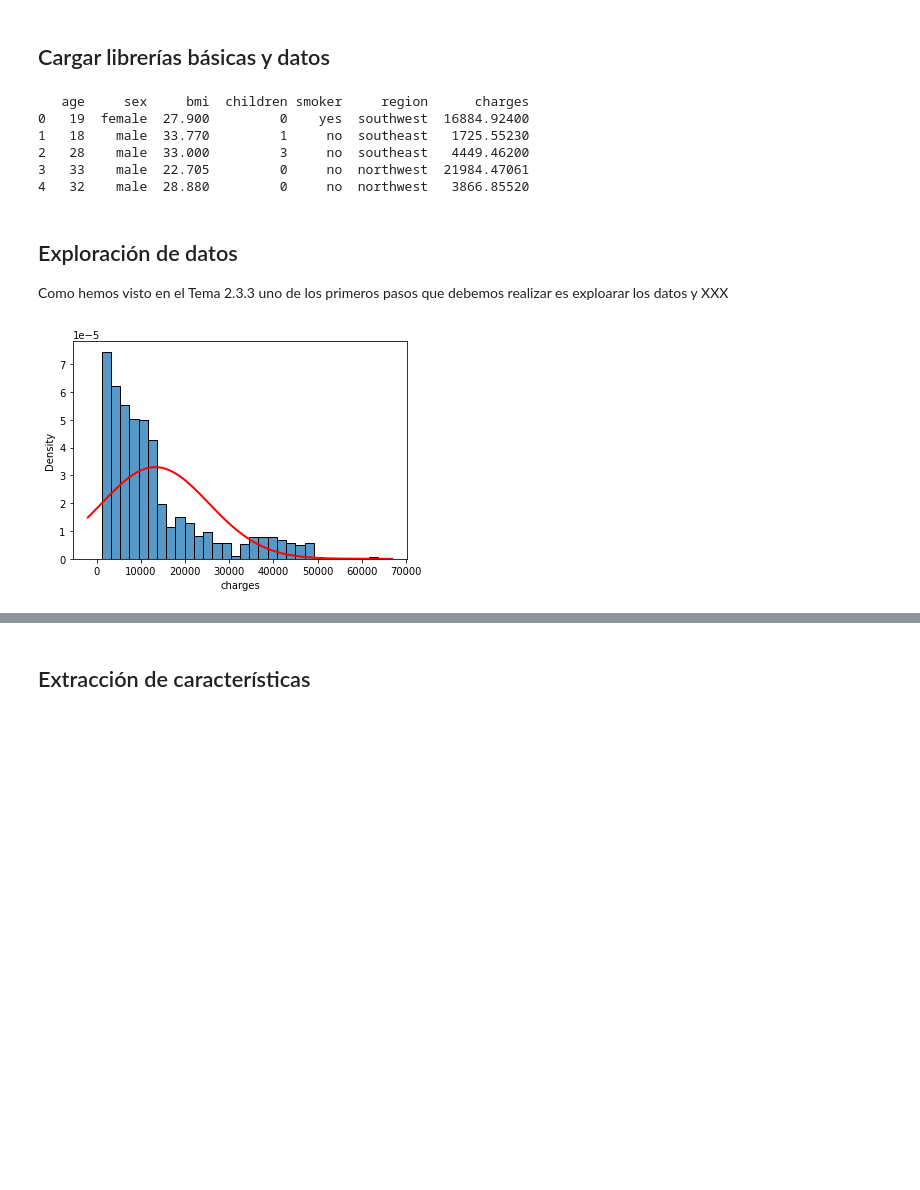
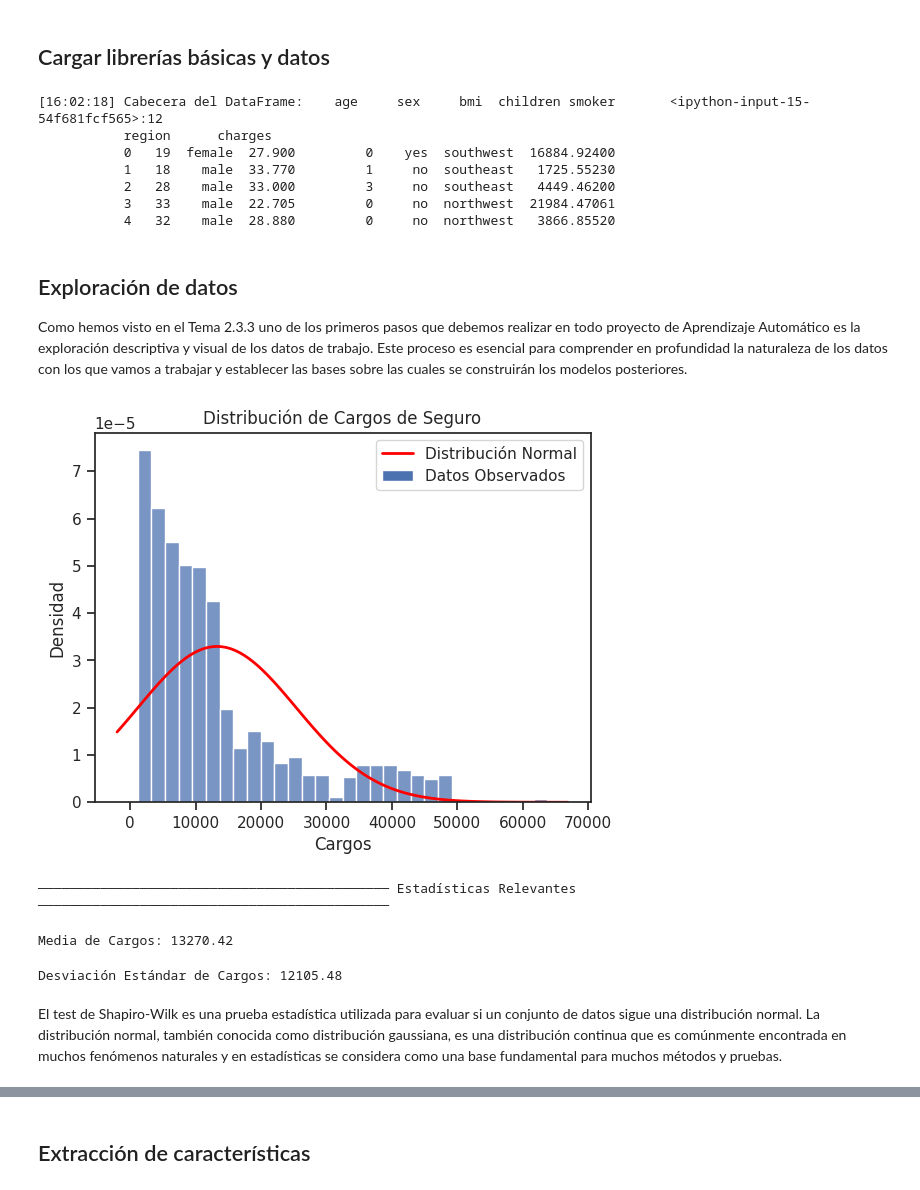
Before and after one commit to txusser/Master_IA_Sanidad, a Jupyter notebook: Modulo_2/2_3_4_Proyecto_Regresion_Lineal.ipynb, the cells around one changed output, grey strips where cells are left out. Cells and saved outputs as stored; diff of their text form; code cells hidden in the pictures; blank space fills up the shorter version.

```diff
--- a/Modulo_2/2_3_4_Proyecto_Regresion_Lineal.ipynb
+++ b/Modulo_2/2_3_4_Proyecto_Regresion_Lineal.ipynb
@@ -13,31 +13,61 @@ import numpy as np
 import pandas as pd
 import seaborn as sns
 import matplotlib.pyplot as plt
-# Y cargamos los datos contenidos en nuestro dataset
+from rich.console import Console
+console = Console()
+
+# Y cargamos los datos contenidos en nuestro dataset (descargado y sub)
 df = pd.read_csv("insurance.csv")
-print(df.head())
+console.log(f"Cabecera del DataFrame: {df.head()}", style="bold yellow")
 # %% [output]
-   age     sex     bmi  children smoker     region      charges
-0   19  female  27.900         0    yes  southwest  16884.92400
-1   18    male  33.770         1     no  southeast   1725.55230
-2   28    male  33.000         3     no  southeast   4449.46200
-3   33    male  22.705         0     no  northwest  21984.47061
-4   32    male  28.880         0     no  northwest   3866.85520
+[16:02:18] Cabecera del DataFrame:    age     sex     bmi  children smoker       <ipython-input-15-54f681fcf565>:12
+           region      charges
+           0   19  female  27.900         0    yes  southwest  16884.92400
+           1   18    male  33.770         1     no  southeast   1725.55230
+           2   28    male  33.000         3     no  southeast   4449.46200
+           3   33    male  22.705         0     no  northwest  21984.47061
+           4   32    male  28.880         0     no  northwest   3866.85520
 # %% [markdown]
 ## Exploración de datos
-Como hemos visto en el Tema 2.3.3 uno de los primeros pasos que debemos realizar es exploarar los datos y XXX
+Como hemos visto en el Tema 2.3.3 uno de los primeros pasos que debemos realizar en todo proyecto de Aprendizaje Automático es la exploración descriptiva y visual de los datos de trabajo. Este proceso es esencial para comprender en profundidad la naturaleza de los datos con los que vamos a trabajar y establecer las bases sobre las cuales se construirán los modelos posteriores.
 # %%
-# Observamos cómo se distribuye la variable objetivo "charges" que
-# recoge los cargos realizados al seguro
+import numpy as np
+import matplotlib.pyplot as plt
+import seaborn as sns
+from scipy.stats import norm
+from rich.console import Console
+
+console = Console()
+
+# Observamos cómo se distribuye la variable objetivo "charges"
+# que recoge los cargos realizados al seguro
 sns.histplot(df['charges'], stat="density")
-# Ajustamos los datos a la dristribución normal
-from scipy.stats import norm
+plt.title('Distribución de Cargos de Seguro')
+plt.xlabel('Cargos')
+plt.ylabel('Densidad')
+
+# Ajustamos los datos a la distribución normal
 mu, std = norm.fit(df['charges'])
+
 # Plot the PDF.
 xmin, xmax = plt.xlim()
 x = np.linspace(xmin, xmax, 100)
 p = norm.pdf(x, mu, std)
+
 plt.plot(x, p, 'k', linewidth=2, color='red')
+plt.legend(['Distribución Normal', 'Datos Observados'])
+
+# Mostrar el gráfico
 plt.show()
+
+# Imprimir estadísticas relevantes usando rich.Console
+console.rule("Estadísticas Relevantes")
+console.print(f"Media de Cargos: [bold]{mu:.2f}[/bold]")
+console.print(f"Desviación Estándar de Cargos: [bold]{std:.2f}[/bold]")
 # %% [output]
-[figure, old version]
+[figure, new version]
+───────────────────────────────────────────── Estadísticas Relevantes ─────────────────────────────────────────────
+Media de Cargos: 13270.42
+Desviación Estándar de Cargos: 12105.48
+# %% [markdown]
+El test de Shapiro-Wilk es una prueba estadística utilizada para evaluar si un conjunto de datos sigue una distribución normal. La distribución normal, también conocida como distribución gaussiana, es una distribución continua que es comúnmente encontrada en muchos fenómenos naturales y en estadísticas se considera como una base fundamental para muchos métodos y pruebas.
```
Also changed, not shown: parts of 18 cells of this notebook.
